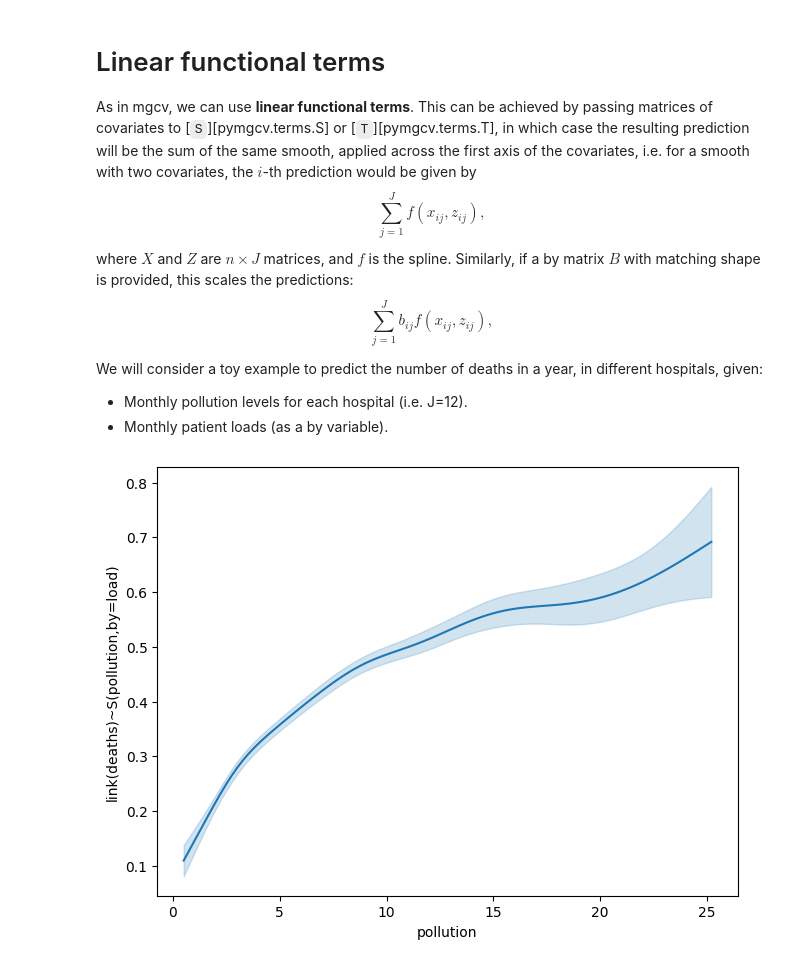
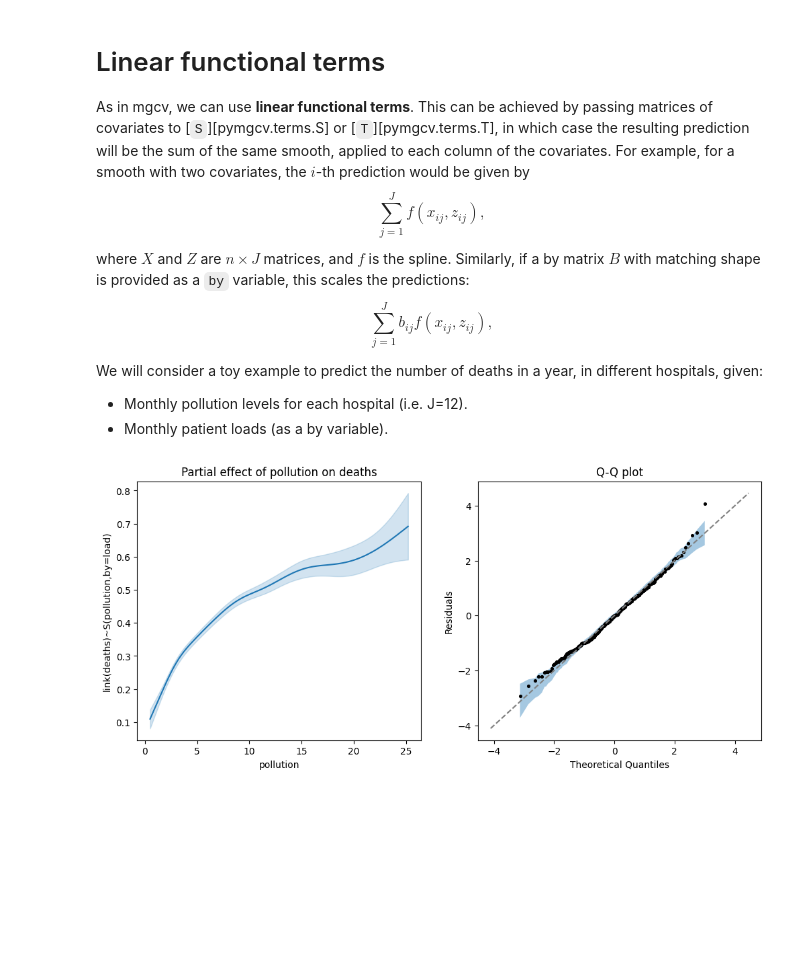
Before and after one commit to danielward27/pymgcv, a Jupyter notebook: docs/examples/linear_functional.ipynb, the cells around one changed output. Saved outputs shown, nothing was run; the diff lists cells and outputs as text; code cells hidden in the pictures; blank space fills up the shorter version.

Commit message:
Support common families and qq_plot

```diff
--- a/docs/examples/linear_functional.ipynb
+++ b/docs/examples/linear_functional.ipynb
@@ -1,11 +1,11 @@
 # %% [markdown]
 # Linear functional terms
 
-As in mgcv, we can use **linear functional terms**. This can be achieved by passing matrices of covariates to [`S`][pymgcv.terms.S] or [`T`][pymgcv.terms.T], in which case the resulting prediction will be the sum of the same smooth, applied across the first axis of the covariates, i.e. for a smooth with two covariates, the $i$-th prediction would be given by
+As in mgcv, we can use **linear functional terms**. This can be achieved by passing matrices of covariates to [`S`][pymgcv.terms.S] or [`T`][pymgcv.terms.T], in which case the resulting prediction will be the sum of the same smooth, applied to each column of the covariates. For example, for a smooth with two covariates, the $i$-th prediction would be given by
 $$
 \sum_{j=1}^J f(x_{ij}, z_{ij}),
 $$
-where $X$ and $Z$ are $n \times J$ matrices, and $f$ is the spline. Similarly, if a by matrix $B$ with matching shape is provided, this scales the predictions:
+where $X$ and $Z$ are $n \times J$ matrices, and $f$ is the spline. Similarly, if a by matrix $B$ with matching shape is provided as a `by` variable, this scales the predictions:
 $$
 \sum_{j=1}^J b_{ij} f(x_{ij}, z_{ij}),
 $$
@@ -17,31 +17,42 @@ We will consider a toy example to predict the number of deaths in a year, in dif
 # %%
 import numpy as np
 from pymgcv.gam import GAM
 from pymgcv.terms import S
-from pymgcv.plot import plot_gam, plot_qq
+from pymgcv.plot import plot_continuous_1d, plot_qq
 from pymgcv.families import Poisson
+import matplotlib.pyplot as plt
 
 rng = np.random.default_rng(42)
 n_hospitals, n_months = 500, 12
 
 # Create toy data
 pollution = rng.lognormal(mean=1.5, sigma=0.5, size=(n_hospitals, n_months))
 load = rng.uniform(0.5, 1.5, size=(n_hospitals, n_months))
 log_mu = sum(load[:, m] * 0.2 * np.log1p(pollution[:, m]) for m in range(n_months))
 deaths = rng.poisson(lam=np.exp(log_mu))
 
 data = {
     "deaths": deaths,
     "pollution": pollution,
     "load": load,
 }
 
 gam = GAM(
     {"deaths": S("pollution", by="load")},
     family=Poisson(link="log")
 )
 gam.fit(data)
-plot_gam(gam)
+
+fig, axes = plt.subplots(1, 2, figsize=(12, 5))
+
+plot_continuous_1d(
+    term=gam.predictors["deaths"][0],
+    gam=gam,
+    ax=axes[0],
+    )
+plot_qq(gam, ax=axes[1])
+axes[0].set_title("Partial effect of pollution on deaths")
+axes[1].set_title("Q-Q plot")
 None
 # %% [output]
-[figure, old version]
+[figure, new version]
```
Also changed, not shown: parts of 2 cells of this notebook, 15 other files.
